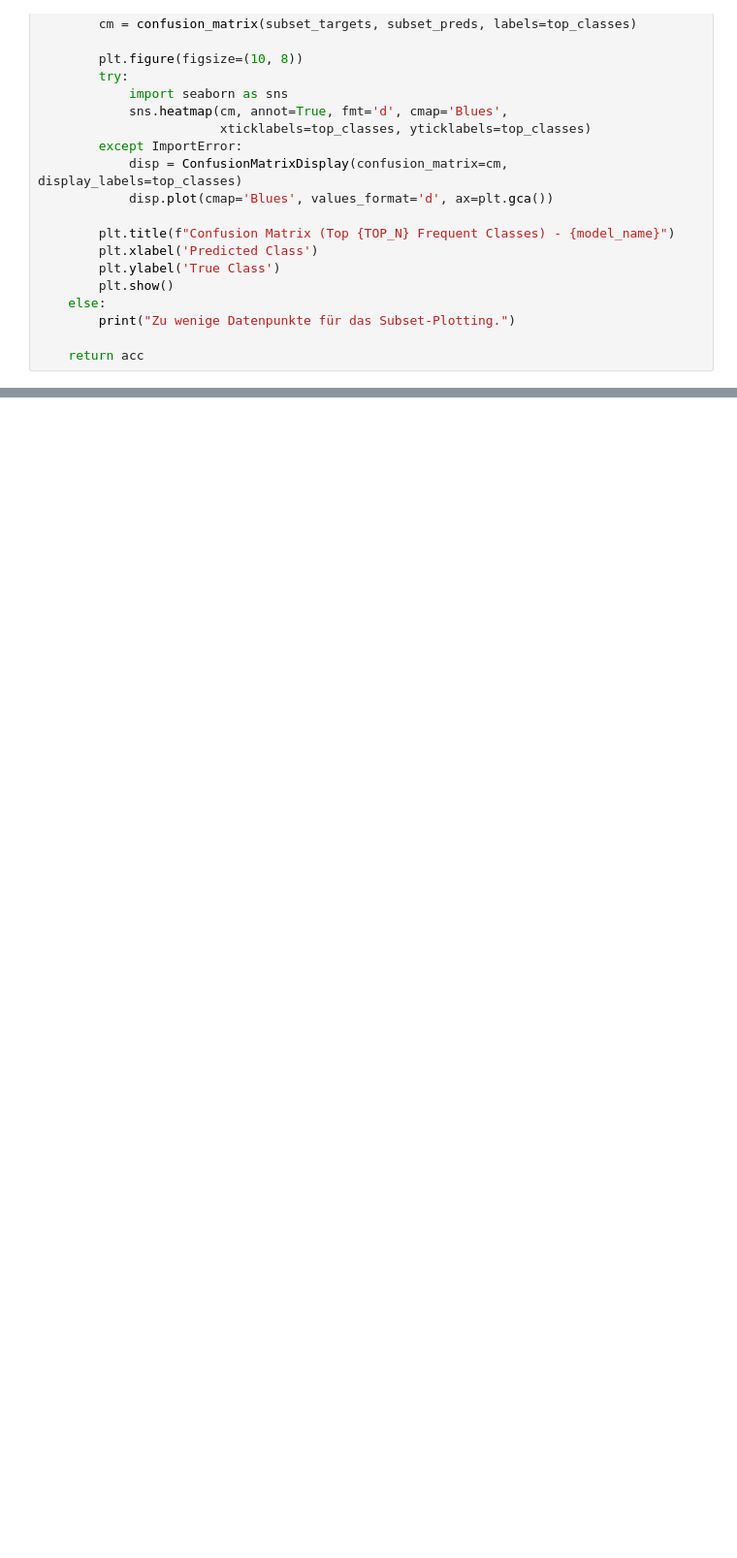
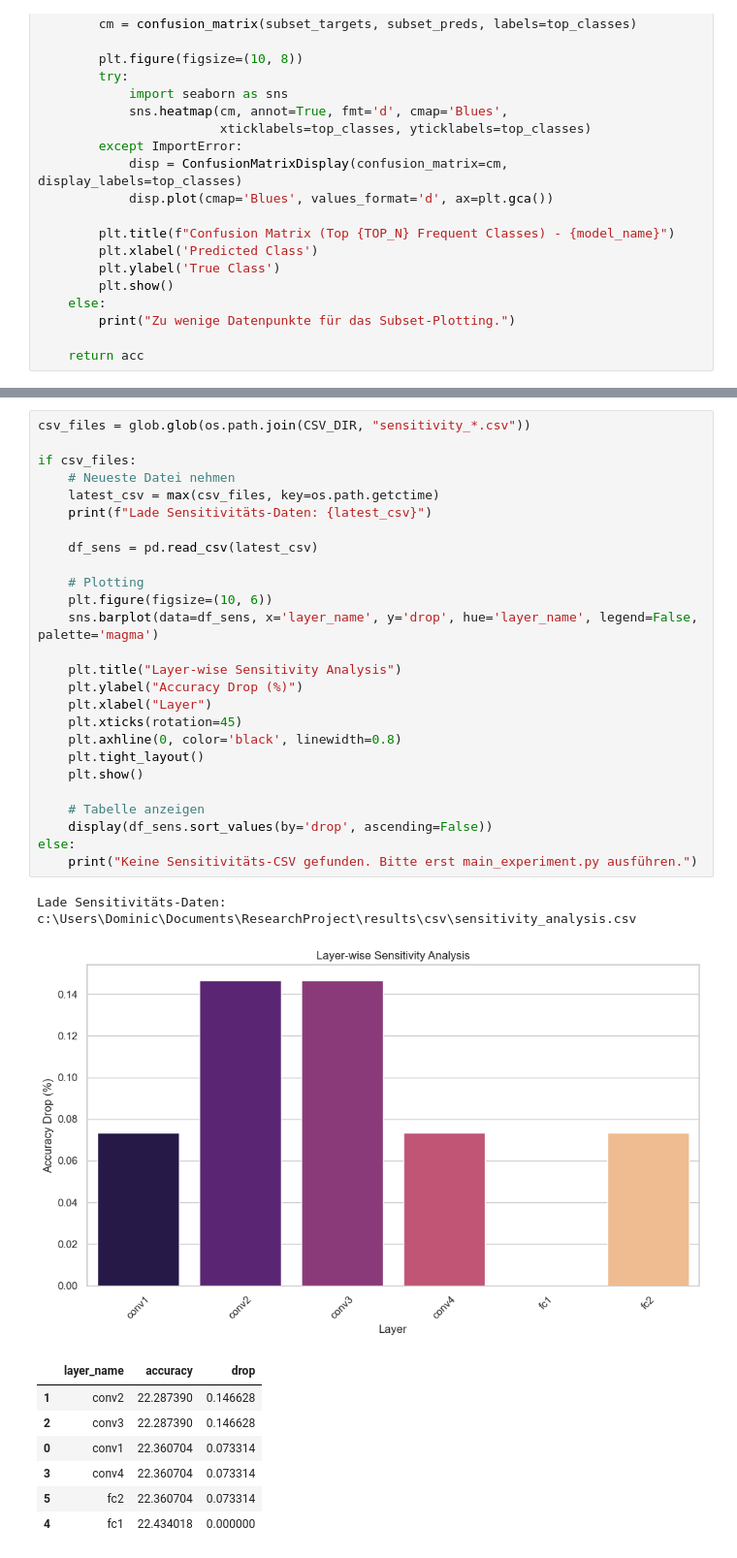
Before and after one commit to DomiTe/Forschungsprojekt, a Jupyter notebook: notebooks/03_quantization_visualization .ipynb, the cells around one changed output, grey strips where cells are left out. Shown at 97% size. Drawn from its saved outputs; the diff is of its cells as text; blank space fills up the shorter version.

```diff
--- a/notebooks/03_quantization_visualization .ipynb
+++ b/notebooks/03_quantization_visualization .ipynb
@@ -256,0 +413,36 @@ flat_dequant = weights_dequant.view(-1).numpy()
+# %%
+csv_files = glob.glob(os.path.join(CSV_DIR, "sensitivity_*.csv"))
+
+if csv_files:
+    # Neueste Datei nehmen
+    latest_csv = max(csv_files, key=os.path.getctime)
+    print(f"Lade Sensitivitäts-Daten: {latest_csv}")
+
+    df_sens = pd.read_csv(latest_csv)
+
+    # Plotting
+    plt.figure(figsize=(10, 6))
+    sns.barplot(data=df_sens, x='layer_name', y='drop', hue='layer_name', legend=False, palette='magma')
+
+    plt.title("Layer-wise Sensitivity Analysis")
+    plt.ylabel("Accuracy Drop (%)")
+    plt.xlabel("Layer")
+    plt.xticks(rotation=45)
+    plt.axhline(0, color='black', linewidth=0.8)
+    plt.tight_layout()
+    plt.show()
+
+    # Tabelle anzeigen
+    display(df_sens.sort_values(by='drop', ascending=False))
+else:
+    print("Keine Sensitivitäts-CSV gefunden. Bitte erst main_experiment.py ausführen.")
+# %% [output]
+Lade Sensitivitäts-Daten: c:\Users\Dominic\Documents\ResearchProject\results\csv\sensitivity_analysis.csv
+[figure, added]
+|  | layer_name | accuracy | drop |
+| 1 | conv2 | 22.287390 | 0.146628 |
+| 2 | conv3 | 22.287390 | 0.146628 |
+| 0 | conv1 | 22.360704 | 0.073314 |
+| 3 | conv4 | 22.360704 | 0.073314 |
+| 5 | fc2 | 22.360704 | 0.073314 |
+| 4 | fc1 | 22.434018 | 0.000000 |
```
Also changed, not shown: parts of 20 cells of this notebook, 17 other files.
